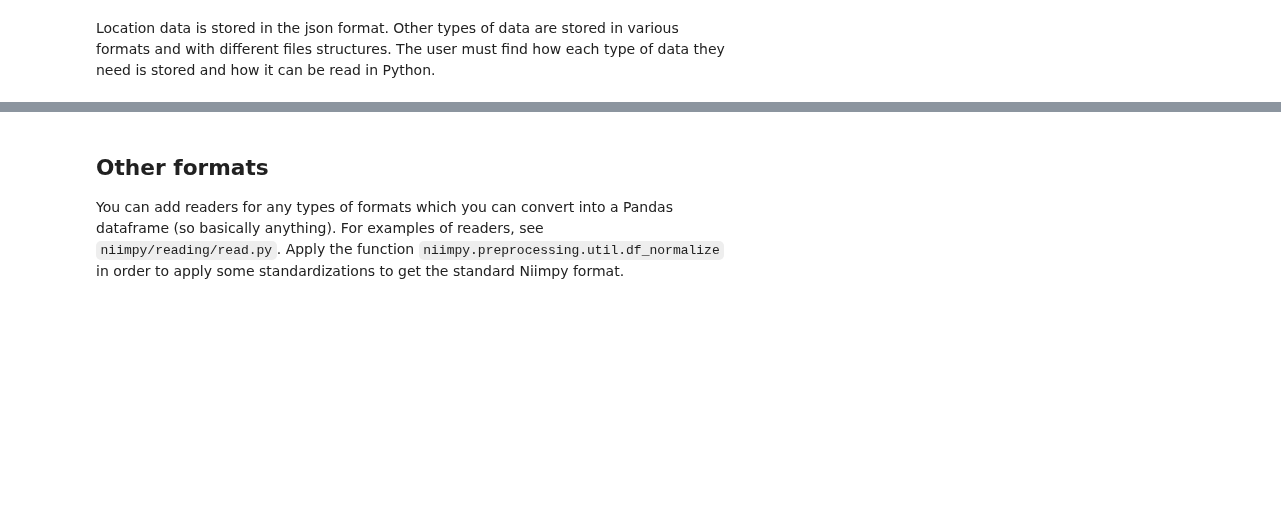
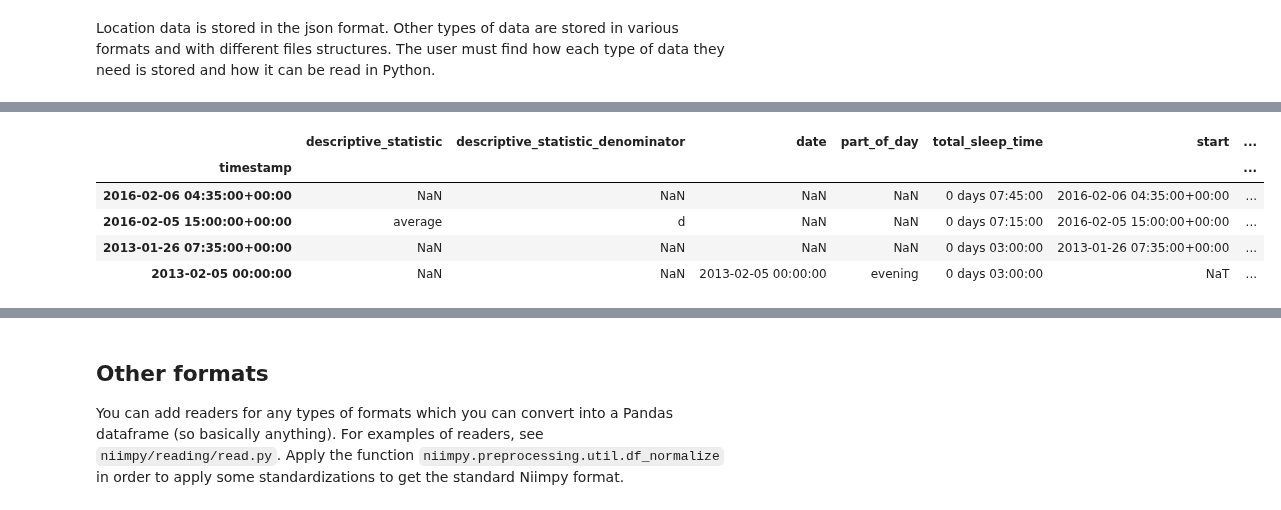
Before and after one commit to digitraceslab/niimpy, a Jupyter notebook: docs/input-formats.ipynb, the cells around one changed output, grey strips where cells are left out. Cells and saved outputs as stored; diff of their text form; code cells hidden in the pictures; blank space fills up the shorter version.

Commit message:
Add existing mhealth types input formats doc

```diff
--- a/docs/input-formats.ipynb
+++ b/docs/input-formats.ipynb
@@ -179,0 +187,11 @@ Location data is stored in the json format. Other types of data are stored in va
+# %%
+# Reading total sleep time data:
+filename = config.MHEALTH_TOTAL_SLEEP_TIME_PATH
+niimpy.reading.mhealth.total_sleep_time_from_file(filename)
+# %% [output]
+|  | descriptive_statistic | descriptive_statistic_denominator | date | part_of_day | total_sleep_time | start | ... |
+| timestamp |  |  |  |  |  |  | ... |
+| 2016-02-06 04:35:00+00:00 | NaN | NaN | NaN | NaN | 0 days 07:45:00 | 2016-02-06 04:35:00+00:00 | ... |
+| 2016-02-05 15:00:00+00:00 | average | d | NaN | NaN | 0 days 07:15:00 | 2016-02-05 15:00:00+00:00 | ... |
+| 2013-01-26 07:35:00+00:00 | NaN | NaN | NaN | NaN | 0 days 03:00:00 | 2013-01-26 07:35:00+00:00 | ... |
+| 2013-02-05 00:00:00 | NaN | NaN | 2013-02-05 00:00:00 | evening | 0 days 03:00:00 | NaT | ... |
```
Also changed, not shown: parts of 7 cells of this notebook, 2 other files.
